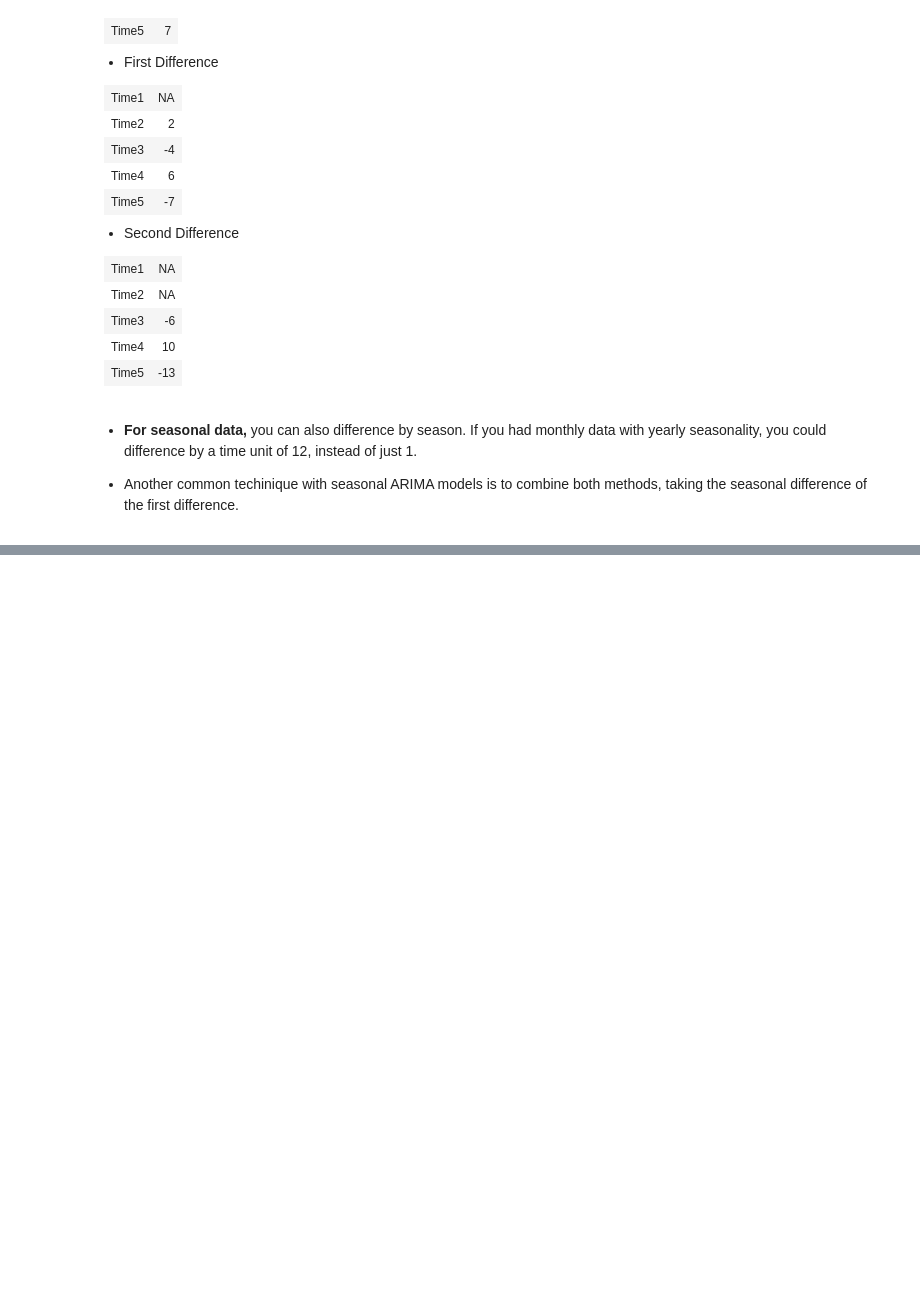
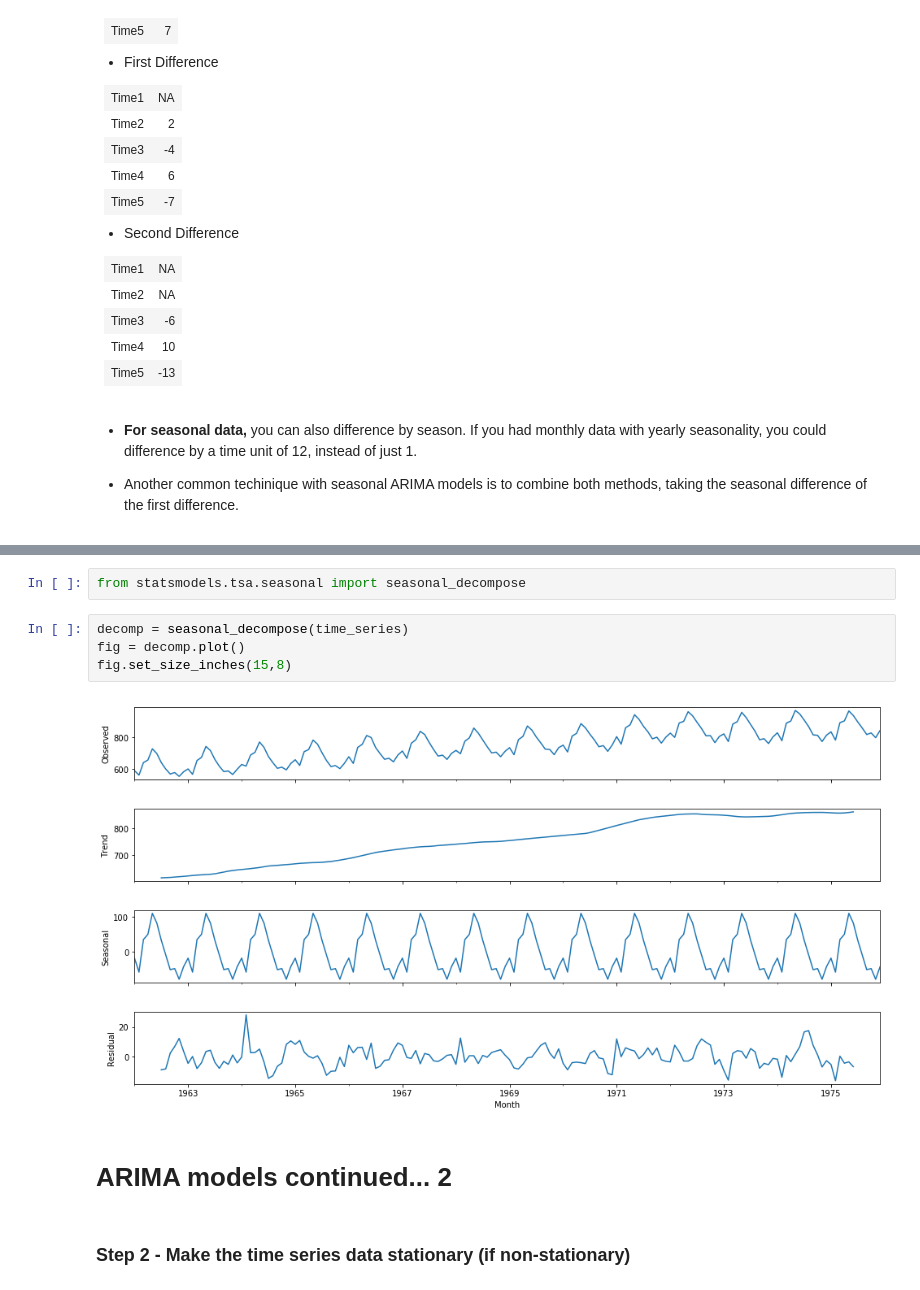
Before and after one commit to mdalvi/financial-analysis-and-algo-trading, a Jupyter notebook: time-series-analysis/time_series_analysis_notes.ipynb, the cells around one changed output, grey strips where cells are left out. Cells and saved outputs as stored; diff of their text form; blank space fills up the shorter version.

```diff
--- a/time-series-analysis/time_series_analysis_notes.ipynb
+++ b/time-series-analysis/time_series_analysis_notes.ipynb
@@ -382,0 +509,12 @@ ___
+# %%
+from statsmodels.tsa.seasonal import seasonal_decompose
+# %%
+decomp = seasonal_decompose(time_series)
+fig = decomp.plot()
+fig.set_size_inches(15,8)
+# %% [output]
+[figure, added]
+# %% [markdown]
+# ARIMA models continued... 2
+# %% [markdown]
+ ### Step 2 - Make the time series data stationary (if non-stationary)
```
Also changed, not shown: parts of 65 cells of this notebook.
